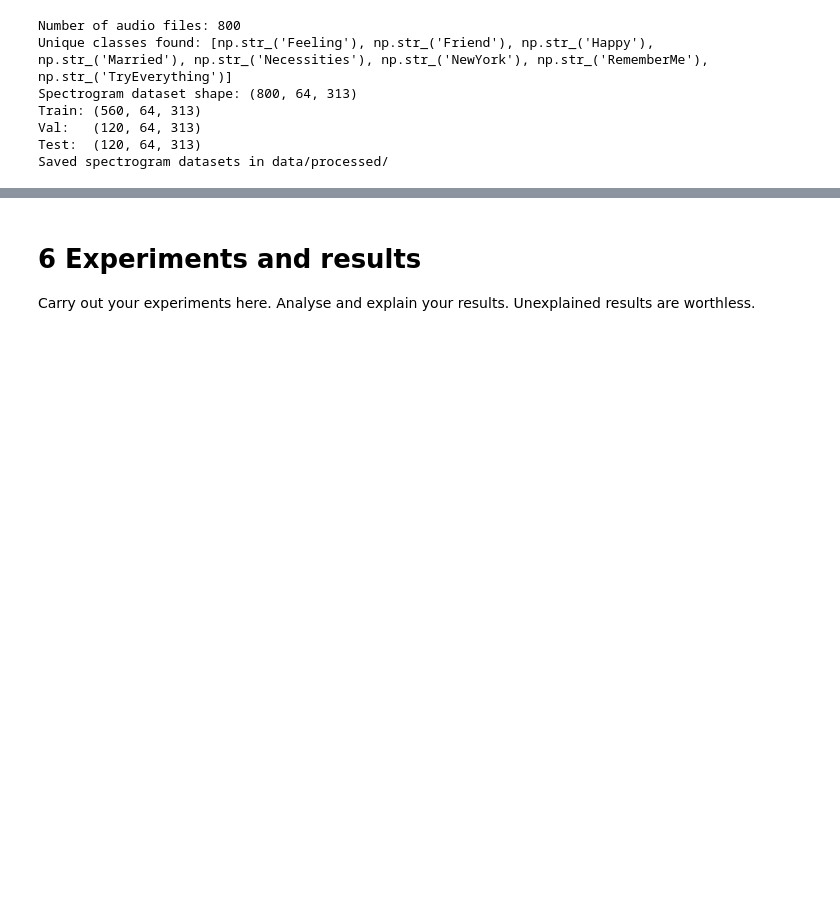
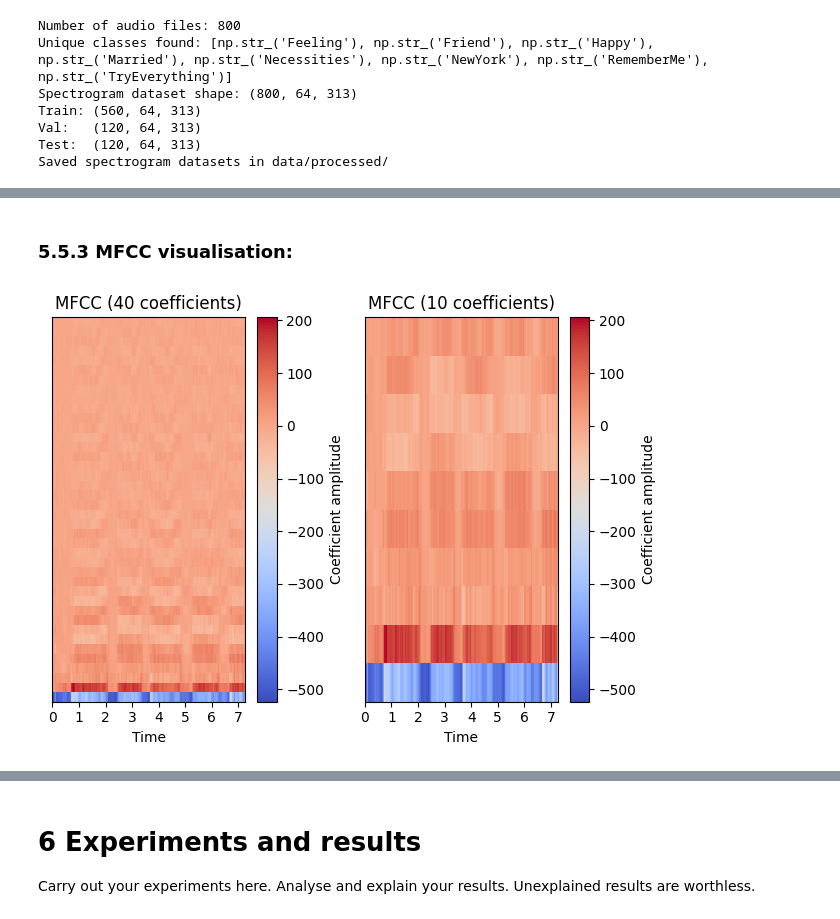
Before and after one commit to dgorbunova/ML-Hums-Whistles-Classification, a Jupyter notebook: notebook/ECS7020P_miniproject_2526.ipynb, the cells around one changed output, grey strips where cells are left out. Saved outputs shown, nothing was run; the diff lists cells and outputs as text; code cells hidden in the pictures; blank space fills up the shorter version.

```diff
--- a/notebook/ECS7020P_miniproject_2526.ipynb
+++ b/notebook/ECS7020P_miniproject_2526.ipynb
@@ -466,0 +624,43 @@ Saved spectrogram datasets in data/processed/
+# %% [markdown]
+### 5.5.3 MFCC visualisation:
+# %%
+# mfcc visualisation
+import librosa
+import librosa.display
+import matplotlib.pyplot as plt
+import numpy as np
+import os
+
+# choose any file from dataset A
+sample_file = "../data/MLEndHWII_Sample_800/" + os.listdir("../data/MLEndHWII_Sample_800")[0]
+
+# load audio
+audio, sr = librosa.load(sample_file, sr=16000)
+
+# trim/pad to 10s (same as pipeline)
+FIXED_LENGTH = 16000 * 10
+if len(audio) > FIXED_LENGTH:
+    audio = audio[:FIXED_LENGTH]
+else:
+    audio = np.pad(audio, (0, FIXED_LENGTH - len(audio)))
+
+# compute MFCCs with different coefficients
+mfcc1 = librosa.feature.mfcc(y=audio, sr=sr, n_mfcc=40)
+mfcc2 = librosa.feature.mfcc(y=audio, sr=sr, n_mfcc=10)
+
+# MFCC with 40 coefficients
+plt.subplot(1, 2, 1)
+librosa.display.specshow(mfcc1, x_axis='time')
+plt.title('MFCC (40 coefficients)')
+plt.colorbar(label='Coefficient amplitude')
+
+# MFCC with 10 coefficients
+plt.subplot(1, 2, 2)
+librosa.display.specshow(mfcc2, x_axis='time')
+plt.title('MFCC (10 coefficients)')
+plt.colorbar(label='Coefficient amplitude')
+
+plt.tight_layout()
+plt.show()
+# %% [output]
+[figure, added]
```
Also changed, not shown: parts of 15 cells of this notebook.
